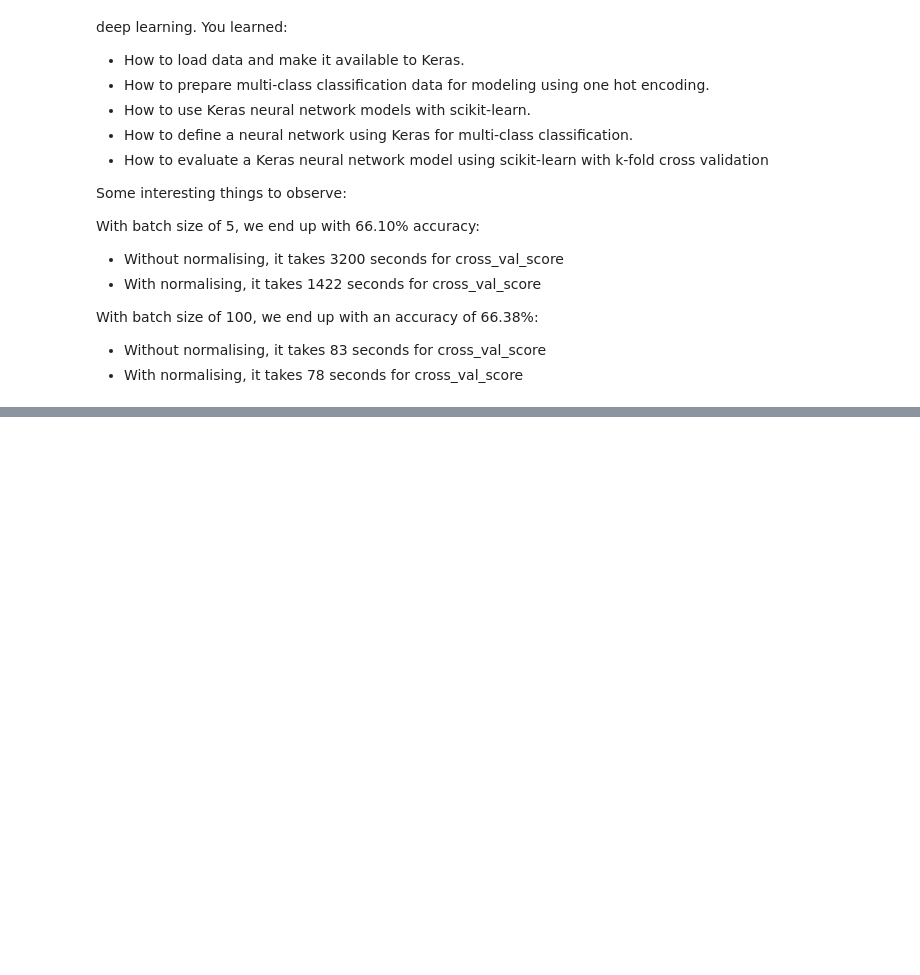
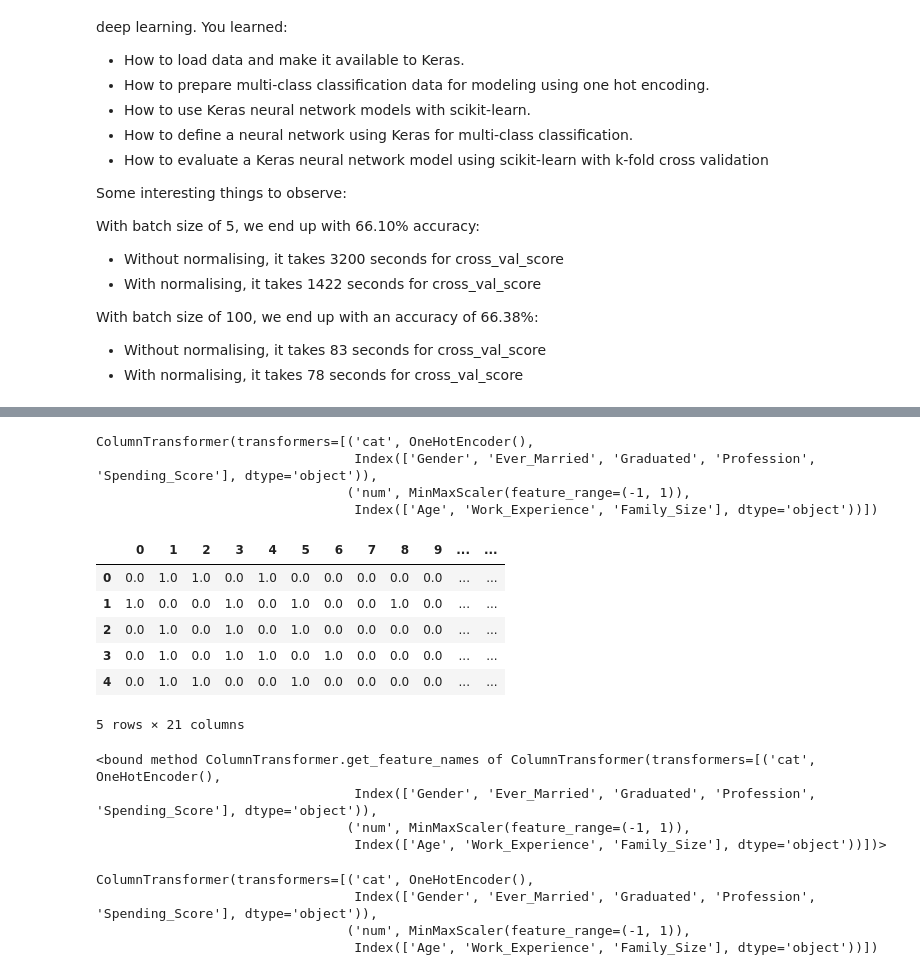
Before and after one commit to shaunenslin/machinelearning, a Jupyter notebook: python/neural networks/keras_multinomial_customers.ipynb, the cells around one changed output, grey strips where cells are left out. Drawn from its saved outputs; the diff is of its cells as text; code cells hidden in the pictures; blank space fills up the shorter version.

```diff
--- a/python/neural networks/keras_multinomial_customers.ipynb
+++ b/python/neural networks/keras_multinomial_customers.ipynb
@@ -544,3 +400,11 @@ With batch size of 100, we end up with an accuracy of 66.38%:
 
 - Without normalising, it takes 83 seconds for cross_val_score
 - With normalising, it takes 78 seconds for cross_val_score
+# %%
+import pandas as pd
+import numpy as np
+
+df2 = pd.read_csv('data/customertrain.csv')
+df2.drop(["Segmentation","ID","Var_1"], axis=1, inplace=True)
+df2 = df2.dropna()
+df2.head()
@@ -546,0 +425,48 @@ With batch size of 100, we end up with an accuracy of 66.38%:
+# %%
+numerical_ix = df2.select_dtypes(include=['int64', 'float64']).columns
+categorical_ix = df2.select_dtypes(include=['object', 'bool']).columns
+# %%
+from sklearn.compose import ColumnTransformer
+from sklearn.preprocessing import OrdinalEncoder
+from sklearn.preprocessing import MinMaxScaler
+from sklearn.preprocessing import OneHotEncoder
+
+column_trans = ColumnTransformer(
+     [('cat', OneHotEncoder(),categorical_ix),
+      ('num', MinMaxScaler(feature_range=(-1, 1)), numerical_ix)],
+     remainder='drop')
+
+column_trans.fit(df2)
+# %% [output]
+ColumnTransformer(transformers=[('cat', OneHotEncoder(),
+                                 Index(['Gender', 'Ever_Married', 'Graduated', 'Profession', 'Spending_Score'], dtype='object')),
+                                ('num', MinMaxScaler(feature_range=(-1, 1)),
+                                 Index(['Age', 'Work_Experience', 'Family_Size'], dtype='object'))])
+# %%
+X = column_trans.transform(df2)
+pd.DataFrame(X).head()
+# %% [output]
+|  | 0 | 1 | 2 | 3 | 4 | 5 | 6 | 7 | 8 | 9 | ... | ... |
+| 0 | 0.0 | 1.0 | 1.0 | 0.0 | 1.0 | 0.0 | 0.0 | 0.0 | 0.0 | 0.0 | ... | ... |
+| 1 | 1.0 | 0.0 | 0.0 | 1.0 | 0.0 | 1.0 | 0.0 | 0.0 | 1.0 | 0.0 | ... | ... |
+| 2 | 0.0 | 1.0 | 0.0 | 1.0 | 0.0 | 1.0 | 0.0 | 0.0 | 0.0 | 0.0 | ... | ... |
+| 3 | 0.0 | 1.0 | 0.0 | 1.0 | 1.0 | 0.0 | 1.0 | 0.0 | 0.0 | 0.0 | ... | ... |
+| 4 | 0.0 | 1.0 | 1.0 | 0.0 | 0.0 | 1.0 | 0.0 | 0.0 | 0.0 | 0.0 | ... | ... |
+5 rows × 21 columns
+# %%
+column_trans.get_feature_names
+# %% [output]
+<bound method ColumnTransformer.get_feature_names of ColumnTransformer(transformers=[('cat', OneHotEncoder(),
+                                 Index(['Gender', 'Ever_Married', 'Graduated', 'Profession', 'Spending_Score'], dtype='object')),
+                                ('num', MinMaxScaler(feature_range=(-1, 1)),
+                                 Index(['Age', 'Work_Experience', 'Family_Size'], dtype='object'))])>
+# %%
+from sklearn import set_config
+set_config(display='diagram')
+# diplays HTML representation in a jupyter context
+column_trans
+# %% [output]
+ColumnTransformer(transformers=[('cat', OneHotEncoder(),
+                                 Index(['Gender', 'Ever_Married', 'Graduated', 'Profession', 'Spending_Score'], dtype='object')),
+                                ('num', MinMaxScaler(feature_range=(-1, 1)),
+                                 Index(['Age', 'Work_Experience', 'Family_Size'], dtype='object'))])
```
Also changed, not shown: parts of 18 cells of this notebook.
